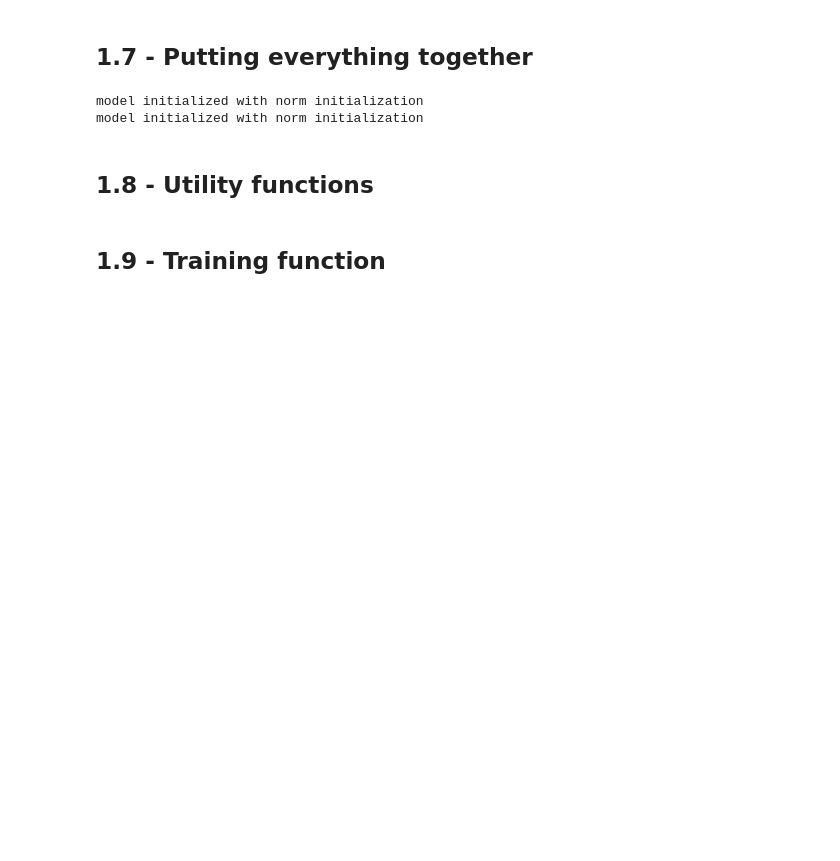
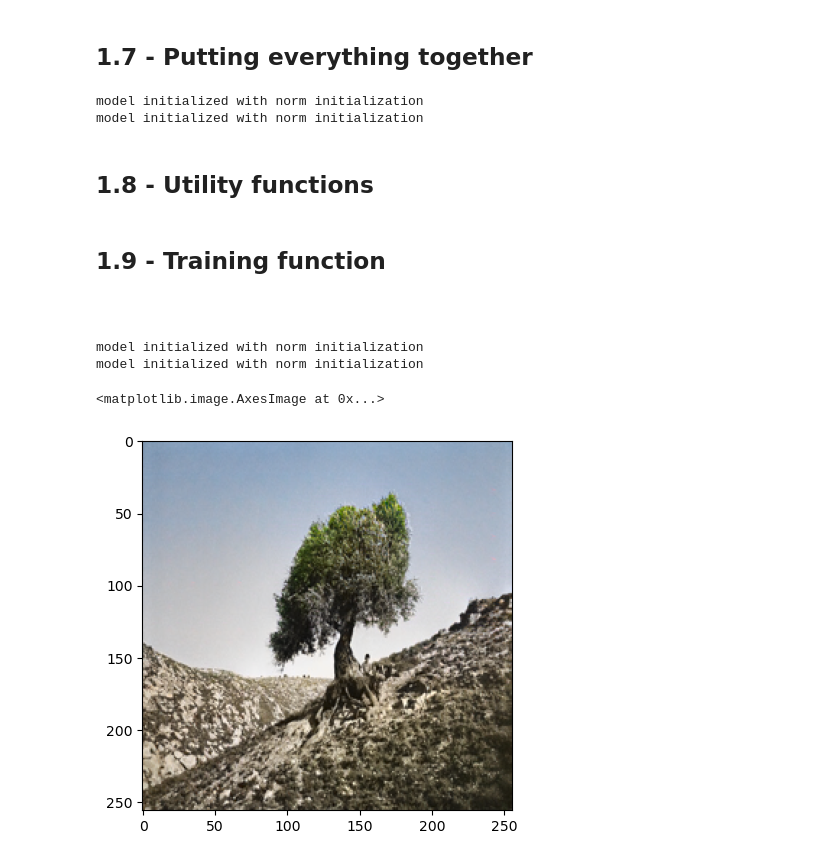
Before and after one commit to wnsgur9137/Colorization, a Jupyter notebook: gan_colorization.ipynb, the cells around one changed output. Saved outputs shown, nothing was run; the diff lists cells and outputs as text; code cells hidden in the pictures; blank space fills up the shorter version.

```diff
--- a/gan_colorization.ipynb
+++ b/gan_colorization.ipynb
@@ -505,23 +505,29 @@ torch.save(model.state_dict(), 'trained_model.pth')
 # %%
 import PIL
 
 model = MainModel()
 
 # Apple M1
-device = torch.device("mps:0" if torch.backends.mps.is_available() else "cpu")
+device = torch.device("mps" if torch.backends.mps.is_available() else "cpu")
+# device = torch.device("cpu")
 model.load_state_dict(
     torch.load(
         "trained_model.pth",
         map_location=device
     )
 )
-path = "blackwhite.jpg"
+path = "images/tree1_blackwhite.jpg"
 img = PIL.Image.open(path)
 img = img.resize((256, 256))
 # to make it between -1 and 1
 img = transforms.ToTensor()(img)[:1] * 2. - 1.
 model.eval()
 with torch.no_grad():
     preds = model.net_G(img.unsqueeze(0).to(device))
 colorized = lab_to_rgb(img.unsqueeze(0), preds.cpu())[0]
 plt.imshow(colorized)
+# %% [output]
+model initialized with norm initialization
+model initialized with norm initialization
+<matplotlib.image.AxesImage at 0x...>
+[figure, added]
```
Also changed, not shown: 14 other files.
